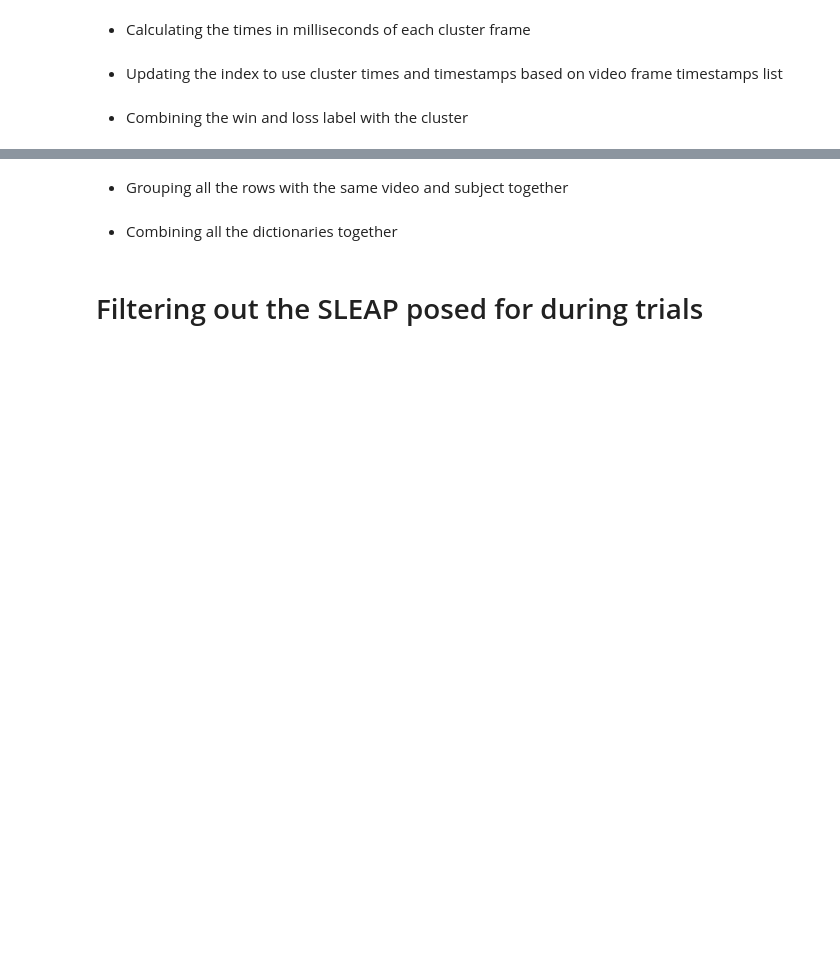
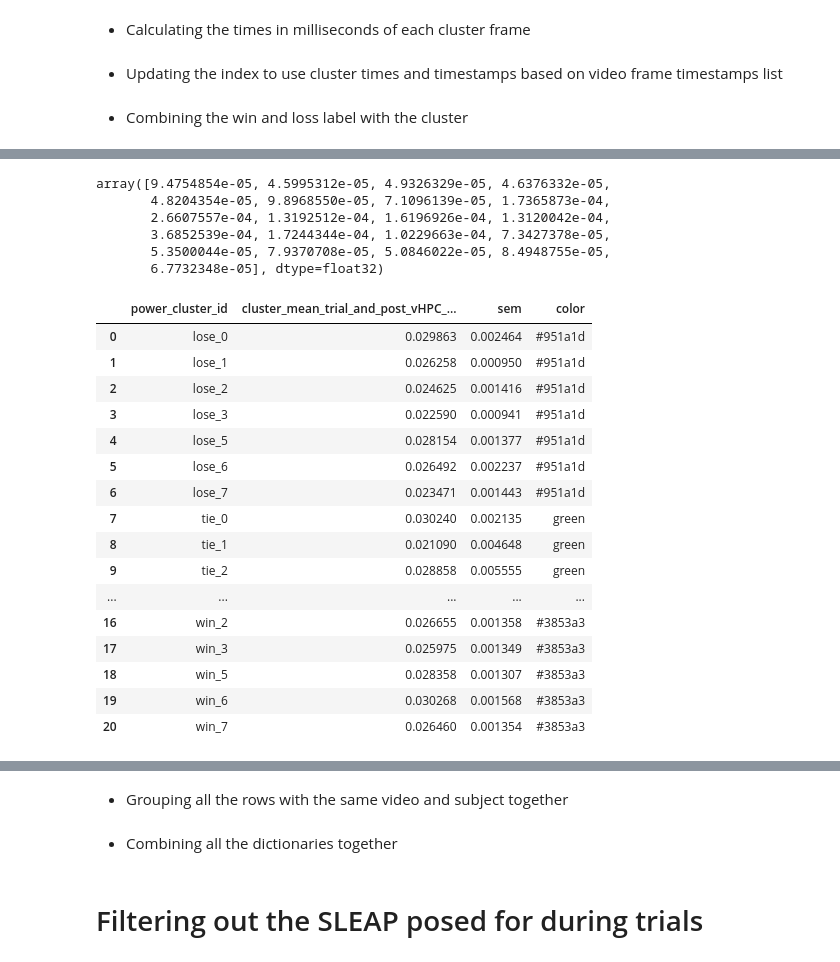
Before and after one commit to padillacoreanolab/reward_comp_ext, a Jupyter notebook: results/2024_06_16_spectral_preprocessing/12_rce2_cluster_parsing_alone_comp.ipynb, the cells around one changed output, grey strips where cells are left out. Cells and saved outputs as stored; diff of their text form; code cells hidden in the pictures; blank space fills up the shorter version.

```diff
--- a/results/2024_06_16_spectral_preprocessing/12_rce2_cluster_parsing_alone_comp.ipynb
+++ b/results/2024_06_16_spectral_preprocessing/12_rce2_cluster_parsing_alone_comp.ipynb
@@ -352,0 +667,9 @@ list(power_exploded_TRIALS_AND_SPECTRAL_DF.columns)
+# %%
+power_exploded_TRIALS_AND_SPECTRAL_DF.groupby('power_cluster_id')[col].sem().to_numpy()
+# %% [output]
+array([9.4754854e-05, 4.5995312e-05, 4.9326329e-05, 4.6376332e-05,
+       4.8204354e-05, 9.8968550e-05, 7.1096139e-05, 1.7365873e-04,
+       2.6607557e-04, 1.3192512e-04, 1.6196926e-04, 1.3120042e-04,
+       3.6852539e-04, 1.7244344e-04, 1.0229663e-04, 7.3427378e-05,
+       5.3500044e-05, 7.9370708e-05, 5.0846022e-05, 8.4948755e-05,
+       6.7732348e-05], dtype=float32)
@@ -353,3 +685,23 @@ list(power_exploded_TRIALS_AND_SPECTRAL_DF.columns)
+# %%
+grouped_power_exploded_TRIALS_AND_SPECTRAL_DF
+# %% [output]
+|  | power_cluster_id | cluster_mean_trial_and_post_vHPC_... | sem | color |
+| 0 | lose_0 | 0.029863 | 0.002464 | #951a1d |
+| 1 | lose_1 | 0.026258 | 0.000950 | #951a1d |
+| 2 | lose_2 | 0.024625 | 0.001416 | #951a1d |
+| 3 | lose_3 | 0.022590 | 0.000941 | #951a1d |
+| 4 | lose_5 | 0.028154 | 0.001377 | #951a1d |
+| 5 | lose_6 | 0.026492 | 0.002237 | #951a1d |
+| 6 | lose_7 | 0.023471 | 0.001443 | #951a1d |
+| 7 | tie_0 | 0.030240 | 0.002135 | green |
+| 8 | tie_1 | 0.021090 | 0.004648 | green |
+| 9 | tie_2 | 0.028858 | 0.005555 | green |
+| ... | ... | ... | ... | ... |
+| 16 | win_2 | 0.026655 | 0.001358 | #3853a3 |
+| 17 | win_3 | 0.025975 | 0.001349 | #3853a3 |
+| 18 | win_5 | 0.028358 | 0.001307 | #3853a3 |
+| 19 | win_6 | 0.030268 | 0.001568 | #3853a3 |
+| 20 | win_7 | 0.026460 | 0.001354 | #3853a3 |
 # %%
 for col in cluster_mean_columns:
     if "all_frequencies" in col:
```
Also changed, not shown: parts of 55 cells of this notebook.
